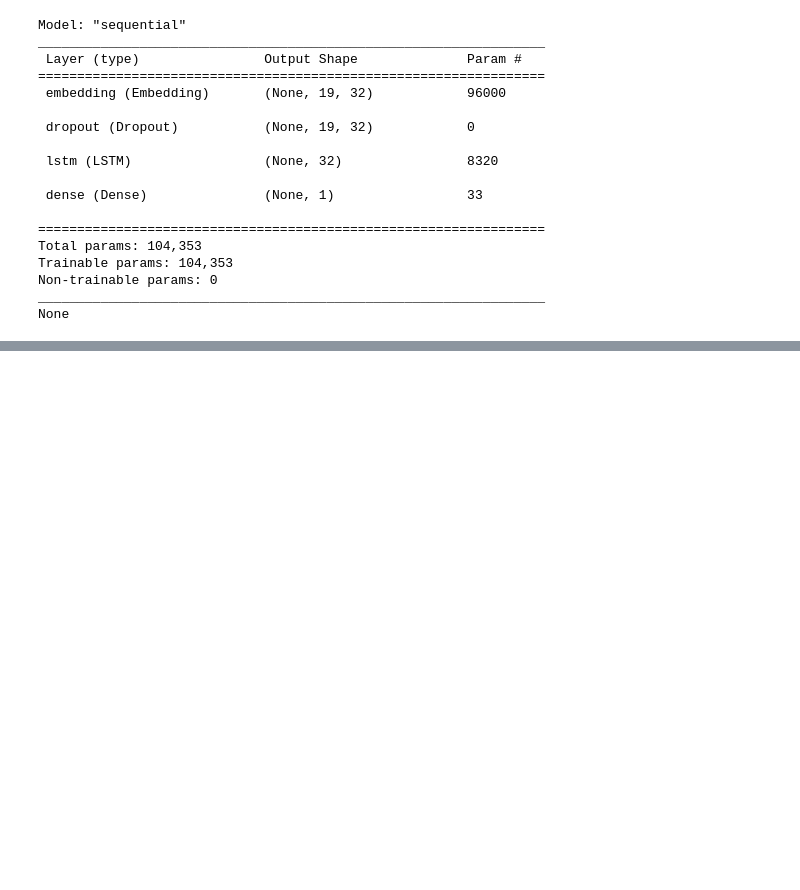
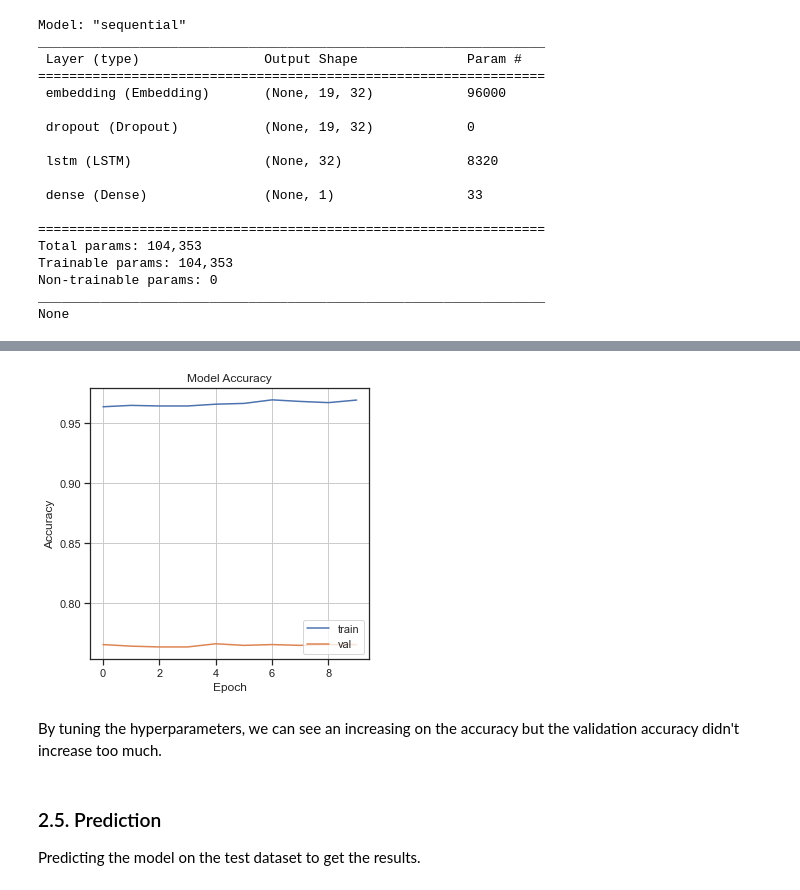
Before and after one commit to clebastard21/DTSA-5511-NLP-with-Disaster-Tweets, a Jupyter notebook: DTSA 5511 - Week 4.ipynb, the cells around one changed output, grey strips where cells are left out. Saved outputs shown, nothing was run; the diff lists cells and outputs as text; code cells hidden in the pictures; blank space fills up the shorter version.

```diff
--- a/DTSA 5511 - Week 4.ipynb
+++ b/DTSA 5511 - Week 4.ipynb
@@ -613,0 +618,4 @@ submission_df.describe()
+# %%
+# Ingreasing the epochs to 20
+# Increasing the batch_size to 64
+history3 = model2.fit(X_train, y_train, epochs = 20, batch_size=64, validation_data=(X_test, y_test), callbacks= [callbacks])
@@ -613,0 +643,17 @@ submission_df.describe()
+# %%
+plt.figure(figsize=(5, 5))
+plt.grid()
+plt.plot(history3.history['accuracy'], label='train')
+plt.plot(history3.history['val_accuracy'], label = 'val')
+plt.title('Model Accuracy')
+plt.xlabel('Epoch')
+plt.ylabel('Accuracy')
+plt.legend(loc='lower right')
+plt.show()
+# %% [output]
+[figure, added]
+# %% [markdown]
+By tuning the hyperparameters, we can see an increasing on the accuracy but the validation accuracy didn't increase too much.
+# %% [markdown]
+### 2.5. Prediction
+Predicting the model on the test dataset to get the results.
```
Also changed, not shown: parts of 30 cells of this notebook, 1 other file.
